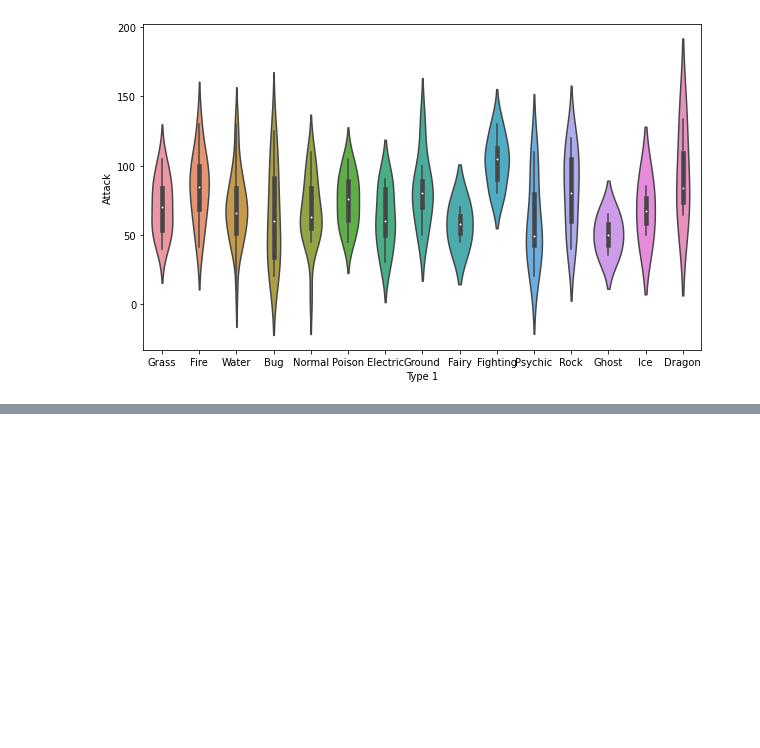
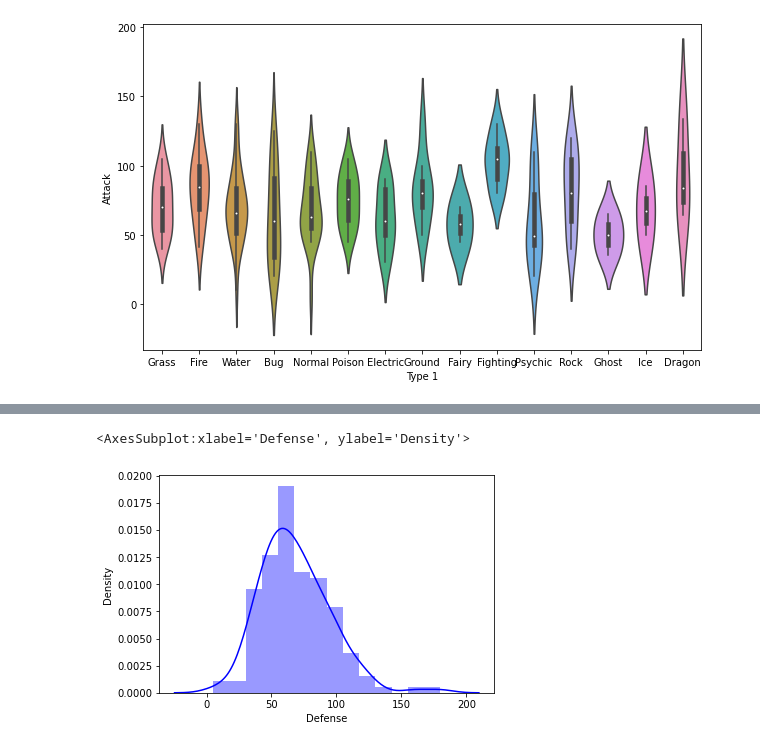
Before and after one commit to chunche95/ProgramacionModernaPython, a Jupyter notebook: Proyectos/Fundamentals Data Analysis and Visualization Tools in Python with Anaconda and Jupiter Notebook/SeabornTuto.ipynb, the cells around one changed output, grey strips where cells are left out. Cells and saved outputs as stored; diff of their text form; code cells hidden in the pictures; blank space fills up the shorter version.

```diff
--- a/Proyectos/Fundamentals Data Analysis and Visualization Tools in Python with Anaconda and Jupiter Notebook/SeabornTuto.ipynb
+++ b/Proyectos/Fundamentals Data Analysis and Visualization Tools in Python with Anaconda and Jupiter Notebook/SeabornTuto.ipynb
@@ -42,0 +54,5 @@ plt.show()
+# %%
+sns.distplot(df.Defense, color='blue')
+# %% [output]
+<AxesSubplot:xlabel='Defense', ylabel='Density'>
+[figure, added]
```
Also changed, not shown: parts of 3 cells of this notebook.
